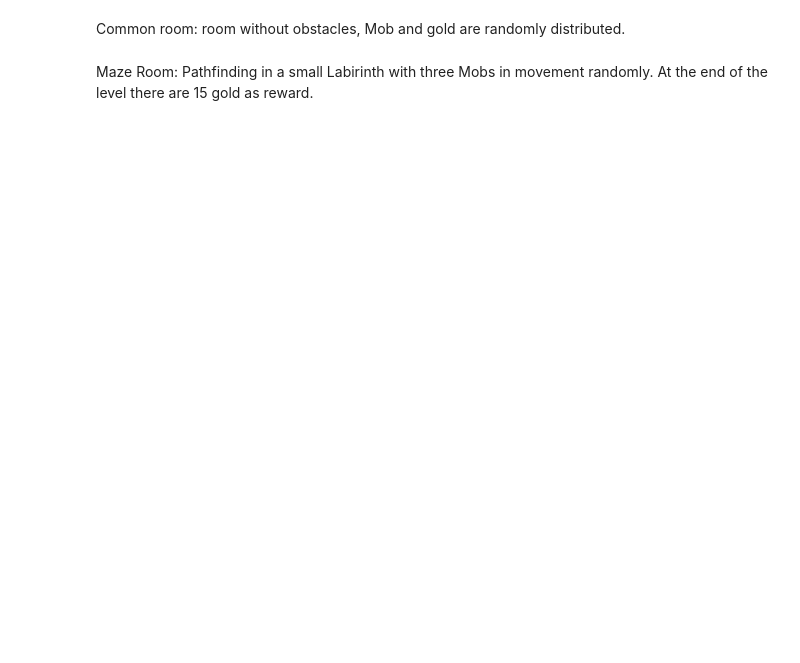
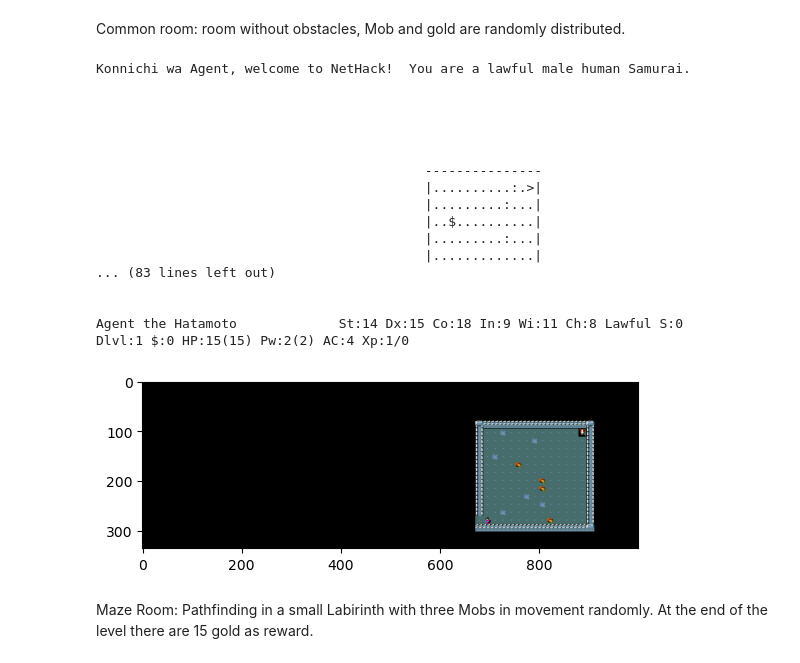
Before and after one commit to ff-falco/AIFPROJ2023, a Jupyter notebook: LEVELGENERATOR/levelgenerator.ipynb, the cells around one changed output. Saved outputs shown, nothing was run; the diff lists cells and outputs as text; code cells hidden in the pictures; blank space fills up the shorter version.

```diff
--- a/LEVELGENERATOR/levelgenerator.ipynb
+++ b/LEVELGENERATOR/levelgenerator.ipynb
@@ -116,15 +124,14 @@ def addobject(lvl: LevelGenerator, seed:int, posx:int ,posy:int,others: [str]) -
     #For the shop we use seeds that are multiple of the original seed
     levelnumber =math.floor(seed/200)
     quality=levelnumber-1
-    remainingitems=avaiableitems
+    remainingitems=['HEALING','WEAPON','ARMOR']
     #If the shop has 5 items there is an item from a highest quality, or lowest inthe level 5 case, we refresh the array with the remaining avaible items.
+
     for i in others:
         remainingitems.pop(remainingitems.index(i))
-    if remainingitems.__len__()==0:
-        remainingitems=avaiableitems
-        if levelnumber==5:
-            quality=quality-1
-        else: quality=quality+1
+        if remainingitems.__len__()==0:
+            remainingitems=['HEALING','WEAPON','ARMOR']
+            quality=quality+1
 
     choice=seed%remainingitems.__len__()
     choosen=remainingitems[choice]
@@ -135,22 +142,14 @@ def addobject(lvl: LevelGenerator, seed:int, posx:int ,posy:int,others: [str]) -
         choosensymbol=SYMBOLS[0]
         lvl.add_object(name=choosenitem,symbol=choosensymbol,place=pos)
 
-    elif choosen=='ARROWS':
-        choosenitem=AVAIABLE_ARROWS[quality]
-        choosensymbol=SYMBOLS[1]
-        #In the arrow case we are spawning three of them, it's enough to kill every mob
-        lvl.add_object(name=choosenitem,symbol=choosensymbol,place=(posx,posy))
-        lvl.add_object(name=choosenitem,symbol=choosensymbol,place=(posx,posy+1))
-        lvl.add_object(name=choosenitem,symbol=choosensymbol,place=(posx,posy+2))
-
     elif choosen=='WEAPON':
         choosenitem=AVAIABLE_WEAPONS[quality]
-        choosensymbol=SYMBOLS[2]
+        choosensymbol=SYMBOLS[1]
         lvl.add_object(name=choosenitem,symbol=choosensymbol,place=pos)
 
     else:
         choosenitem=AVAIABLE_ARMORS[quality]
-        choosensymbol=SYMBOLS[3]
+        choosensymbol=SYMBOLS[2]
         lvl.add_object(name=choosenitem,symbol=choosensymbol,place=pos)
 
     return choosen
@@ -441,38 +504,56 @@ def roomroomdes(seed: int,levelnumber : int)->str:
     lvl=LevelGenerator(map=roommap,lit=True,flags=['premapped'])
     lvl.set_start_pos((21,12))
     lvl.add_stair_down(place=(33, 1))
     random.seed(seed)
 
     #MUTUALLY EXCLUSIVE RANDOMNESS----
     pseudoarray=[]
     for i in range(1,13):
         pseudoarray.append(i)
     pseudomatrix=[]
     for i in range(0,10):
         pseudomatrix.append(pseudoarray)
     temporaryseed=seed
     def pseudorandompos (seed:(int))->(int,int):
         random.seed(seed)
         a=random.randint(0,9)
         b=random.choice(pseudomatrix[a])
         pseudomatrix[a].pop(pseudomatrix[a].index(b))
         return (a+22,b)
     #---------------------------------
 
     for i in range(0,4):
         lvl.add_line("GOLD: 5,"+str(pseudorandompos(temporaryseed)))
         temporaryseed=temporaryseed+1
 
     for i in range(0,6):
         lvl.add_monster(name=MOB[levelnumber-1],place=pseudorandompos(temporaryseed))
         temporaryseed=temporaryseed+1
 
     return lvl.get_des()
-
-render_des_file(roomroomdes(1,1))
-render_des_file(roomroomdes(1,2))
-render_des_file(roomroomdes(1,3))
-render_des_file(roomroomdes(1,4))
+render_des_file(roomroomdes(random.randint(1,200),1))
+render_des_file(roomroomdes(random.randint(1,200),2))
+render_des_file(roomroomdes(random.randint(1,200),3))
+render_des_file(roomroomdes(random.randint(1,200),4))
+# %% [output]
+Konnichi wa Agent, welcome to NetHack!  You are a lawful male human Samurai.
+
+
+
+
+
+                                          ---------------
+                                          |..........:.>|
+                                          |.........:...|
+                                          |..$..........|
+                                          |.........:...|
+                                          |.............|
+... (83 lines left out)
+
+
+Agent the Hatamoto             St:14 Dx:15 Co:18 In:9 Wi:11 Ch:8 Lawful S:0
+Dlvl:1 $:0 HP:15(15) Pw:2(2) AC:4 Xp:1/0
+[figure, added]
 # %% [markdown]
 Maze Room: Pathfinding in a small Labirinth with three Mobs in movement randomly. At the end of the level there are 15 gold as reward.
 # %%
```
Also changed, not shown: parts of 18 cells of this notebook, 1 other file.
